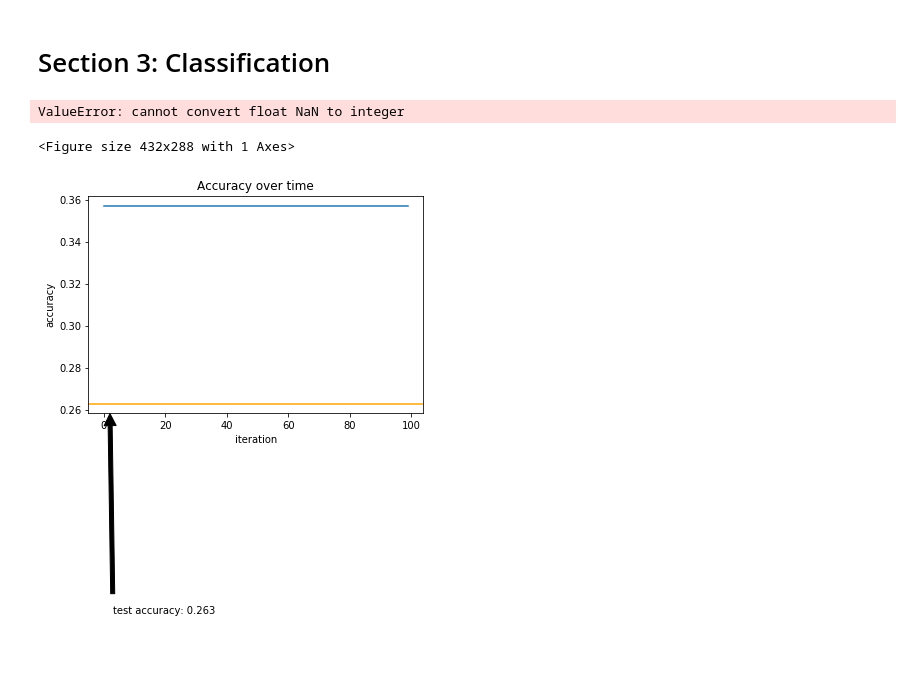
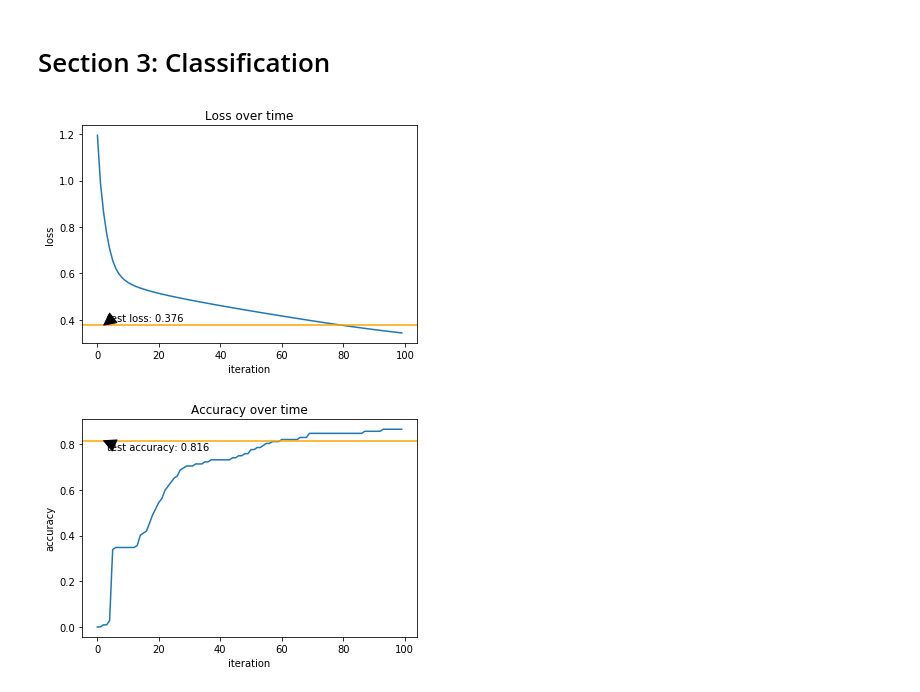
Before and after one commit to oopDaniel/Deep-learning-labs, a Jupyter notebook: Lab2/Lab2_all.ipynb, the cells around one changed output. Saved outputs shown, nothing was run; the diff lists cells and outputs as text; code cells hidden in the pictures; blank space fills up the shorter version.

```diff
--- a/Lab2/Lab2_all.ipynb
+++ b/Lab2/Lab2_all.ipynb
@@ -136,8 +133,7 @@ def binary_crossentropy(y, p):
      Returns:
        BCE of (y, p) = mean(sum(y log(p) + (1-y) log(1-p)))
   """
-  return - np.mean(
-        np.multiply(y, np.log(p)) + np.multiply((1 - y), np.log(1 - p)))
+  return -np.mean(y * np.log(p) + (1-y) * np.log(1-p))
 
 def binary_crossentropy_derivative(y, p):
   """Computes derivative of binary crossentropy between y and p.
@@ -145,9 +141,9 @@ def binary_crossentropy_derivative(y, p):
        y: labeled data of size (B, No)
        p: predicted label of size (B, No)
      Returns:
-       derivative of BCE of (y, p) = -[y / p - (1 - y) / (1 - p)]
+       derivative of BCE of (y, p) = -[y / p - (1-y) / (1-p)]
   """
-  return p - y / np.multiply(p, 1 - p)
+  return -((y / p) - np.divide(1-y, 1-p))
 # %%
 def get_cost(y, p, funcName, is_last_layer_error=False):
   """Calculate lost based on cost function name.
@@ -333,8 +329,9 @@ def load_iris():
   # need to do conditioning on the dataset
 
   x_train, x_test, y_train, y_test = train_test_split(x, y)
-#   x_train = normalize(x_train, norm='max', axis=0)
-#   x_test = normalize(x_test, norm='max', axis=0)
+  x_train = normalize(x_train, norm='max', axis=0)
+  x_test = normalize(x_test, norm='max', axis=0)
+
   return (x_train, y_train), (x_test, y_test)
 # %%
 import matplotlib.pyplot as plt
@@ -350,7 +347,7 @@ def plot_loss(losses, test_loss, epochs):
   y = test_loss
   plt.axhline(y=y, color="orange")
   text = 'test loss: ' + str(np.around(y, decimals=3))
-  plt.annotate(text, xy=(2, y), xytext=(3, y+0.8),
+  plt.annotate(text, xy=(2, y), xytext=(3, y * 1.05),
     arrowprops=dict(facecolor='black', shrink=0.05),
   )
 
@@ -367,7 +364,7 @@ def plot_accuracy(accuracies, test_accuracy, epochs):
   y = test_accuracy
   plt.axhline(y=y, color="orange")
   text = 'test accuracy: ' + str(np.around(y, decimals=3))
-  plt.annotate(text, xy=(2, y), xytext=(3, y-0.1),
+  plt.annotate(text, xy=(2, y), xytext=(3, y * 0.95),
     arrowprops=dict(facecolor='black', shrink=0.05),
   )
 
@@ -375,7 +372,7 @@ def plot_accuracy(accuracies, test_accuracy, epochs):
        title='Accuracy over time')
   plt.show()
 # %%
-def main2():
+def main():
   (x_train, y_train), (x_test, y_test) = load_iris()
 
   # example of network. try your own to get higher accuracy
@@ -389,7 +386,7 @@ def main2():
   train_accuracies = []
 
   # which alpha should you use?
-  alpha = 0.002
+  alpha = 0.02
   model = initialize_weights(shapes, outputs)
   labels = np.argmax(y_train, axis=1)
   epochs = 100
@@ -422,9 +419,9 @@ def main2():
   # Plot
   plot_loss(train_losses, test_loss, epochs)
   plot_accuracy(train_accuracies, test_accuracy, epochs)
-# %%
-main2()
-# %% [output]
-ValueError: cannot convert float NaN to integer
-<Figure size 432x288 with 1 Axes>
-[figure, removed]
+# %%
+if __name__ == "__main__":
+  main()
+# %% [output]
+[figure, added]
+[figure, added]
```
Also changed, not shown: parts of 5 cells of this notebook, 2 other files.
